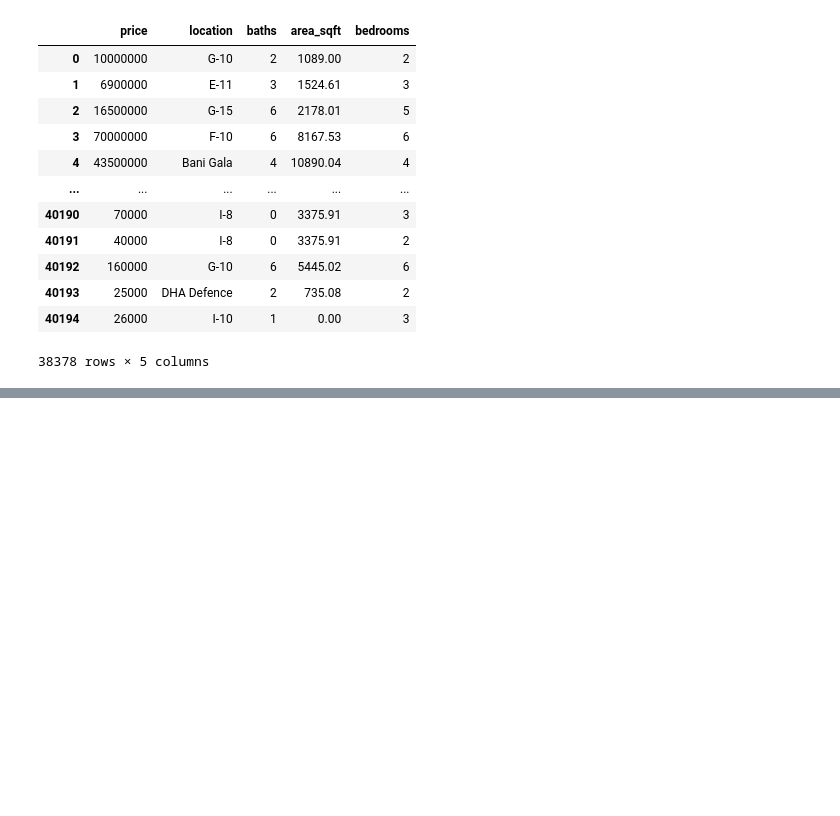
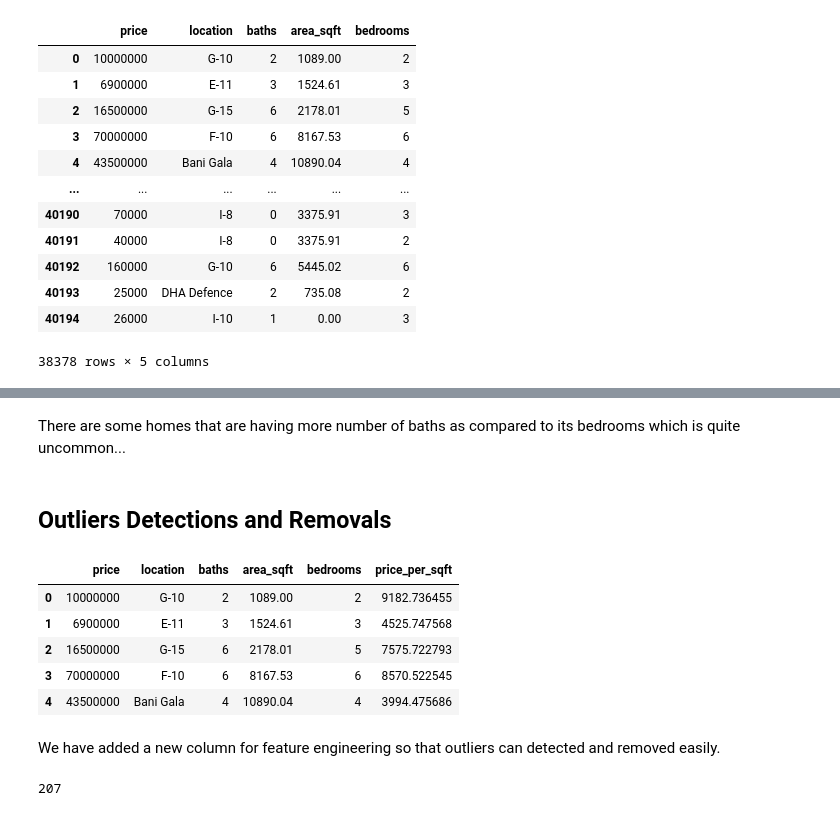
Before and after one commit to razzaq-99/Pakistan-s-Top-Cities-Property-Price-Prediction, a Jupyter notebook: Islamabad_property_price_prediction.ipynb, the cells around one changed output, grey strips where cells are left out. Cells and saved outputs as stored; diff of their text form; code cells hidden in the pictures; blank space fills up the shorter version.

```diff
--- a/Islamabad_property_price_prediction.ipynb
+++ b/Islamabad_property_price_prediction.ipynb
@@ -119,0 +140,20 @@ df
+# %% [markdown]
+There are some homes that are having more number of baths as compared to its bedrooms which is quite uncommon...
+# %% [markdown]
+## Outliers Detections and Removals
+# %%
+df['price_per_sqft'] = df['price'] / df['area_sqft']
+df.head()
+# %% [output]
+|  | price | location | baths | area_sqft | bedrooms | price_per_sqft |
+| 0 | 10000000 | G-10 | 2 | 1089.00 | 2 | 9182.736455 |
+| 1 | 6900000 | E-11 | 3 | 1524.61 | 3 | 4525.747568 |
+| 2 | 16500000 | G-15 | 6 | 2178.01 | 5 | 7575.722793 |
+| 3 | 70000000 | F-10 | 6 | 8167.53 | 6 | 8570.522545 |
+| 4 | 43500000 | Bani Gala | 4 | 10890.04 | 4 | 3994.475686 |
+# %% [markdown]
+We have added a new column for feature engineering so that outliers can detected and removed easily.
+# %%
+df['location'].nunique()
+# %% [output]
+207
```
Also changed, not shown: parts of 11 cells of this notebook.
